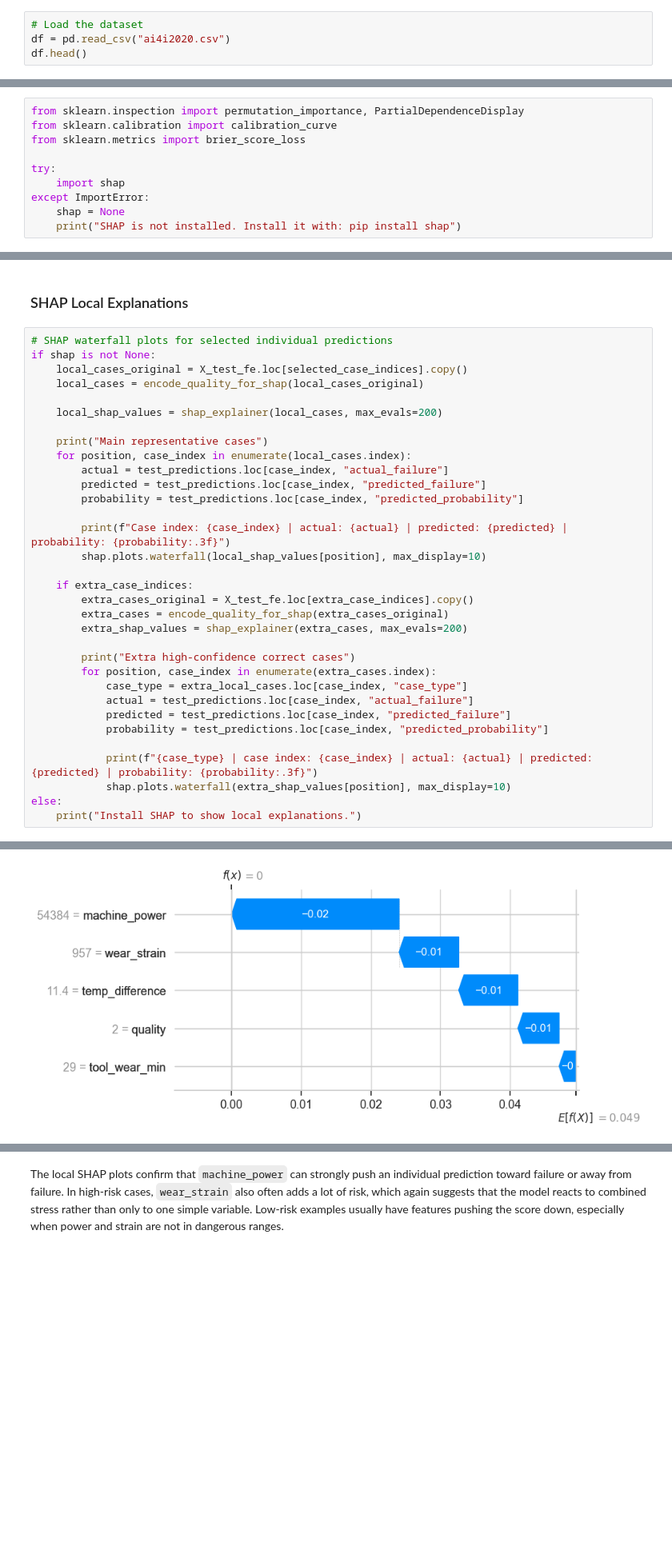
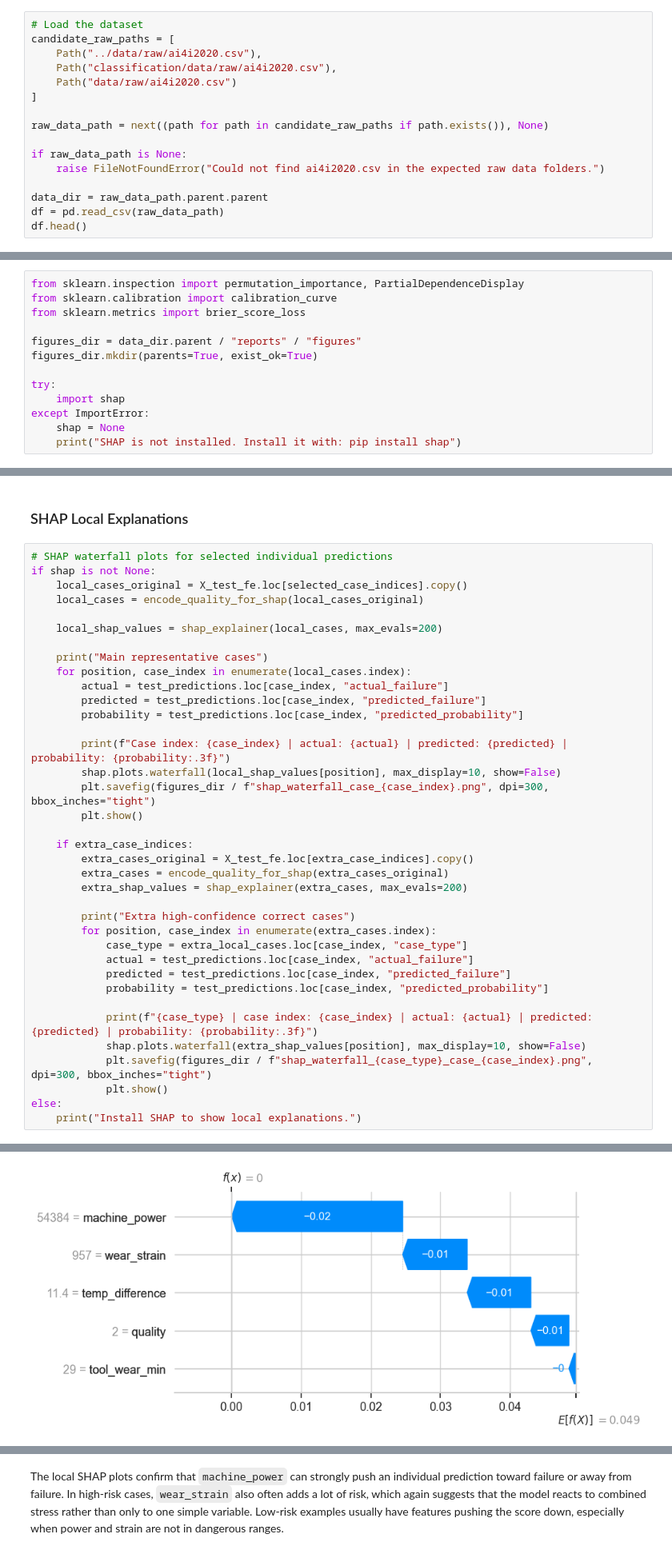
Before and after one commit to hjae-cmyk/XAI_Capstone_Hayeong_Pawel, a Jupyter notebook: classification/notebook/classification.ipynb, the cells around one changed output, grey strips where cells are left out. Shown at 80% size. Cells and saved outputs as stored; diff of their text form; blank space fills up the shorter version.

Commit message:
processed data, figures, readme, requirements

```diff
--- a/classification/notebook/classification.ipynb
+++ b/classification/notebook/classification.ipynb
@@ -55,7 +55,19 @@ pd.set_option("display.max_columns", None)
 Before the exploratory data analysis, we first check whether the dataset loads correctly, how many rows and columns it contains, what data types are stored in each column, and whether missing values or duplicates are present. At this stage, we only inspect the data and make the first necessary structural changes.
 # %%
 # Load the dataset
-df = pd.read_csv("ai4i2020.csv")
+candidate_raw_paths = [
+    Path("../data/raw/ai4i2020.csv"),
+    Path("classification/data/raw/ai4i2020.csv"),
+    Path("data/raw/ai4i2020.csv")
+]
+
+raw_data_path = next((path for path in candidate_raw_paths if path.exists()), None)
+
+if raw_data_path is None:
+    raise FileNotFoundError("Could not find ai4i2020.csv in the expected raw data folders.")
+
+data_dir = raw_data_path.parent.parent
+df = pd.read_csv(raw_data_path)
 df.head()
 # %% [output]
 |  | UDI | Product ID | Type | Air temperature [K] | Process temperature [K] | Rotational speed [rpm] | ... |
@@ -1168,6 +1203,9 @@ Global XAI methods explain how the final model behaves overall. In this part, we
 from sklearn.inspection import permutation_importance, PartialDependenceDisplay
 from sklearn.calibration import calibration_curve
 from sklearn.metrics import brier_score_loss
+
+figures_dir = data_dir.parent / "reports" / "figures"
+figures_dir.mkdir(parents=True, exist_ok=True)
 
 try:
     import shap
@@ -1481,7 +1525,9 @@ if shap is not None:
         probability = test_predictions.loc[case_index, "predicted_probability"]
 
         print(f"Case index: {case_index} | actual: {actual} | predicted: {predicted} | probability: {probability:.3f}")
-        shap.plots.waterfall(local_shap_values[position], max_display=10)
+        shap.plots.waterfall(local_shap_values[position], max_display=10, show=False)
+        plt.savefig(figures_dir / f"shap_waterfall_case_{case_index}.png", dpi=300, bbox_inches="tight")
+        plt.show()
 
     if extra_case_indices:
         extra_cases_original = X_test_fe.loc[extra_case_indices].copy()
@@ -1496,7 +1542,9 @@ if shap is not None:
             probability = test_predictions.loc[case_index, "predicted_probability"]
 
             print(f"{case_type} | case index: {case_index} | actual: {actual} | predicted: {predicted} | probability: {probability:.3f}")
-            shap.plots.waterfall(extra_shap_values[position], max_display=10)
+            shap.plots.waterfall(extra_shap_values[position], max_display=10, show=False)
+            plt.savefig(figures_dir / f"shap_waterfall_{case_type}_case_{case_index}.png", dpi=300, bbox_inches="tight")
+            plt.show()
 else:
     print("Install SHAP to show local explanations.")
 # %% [output]
@@ -1512,4 +1560,4 @@ Case index: 4833 | actual: 1 | predicted: 0 | probability: 0.004
 Extra high-confidence correct cases
 extra_very_low_risk_true_negative | case index: 1262 | actual: 0 | predicted: 0 | probability: 0.000
-[figure, old version]
+[figure, new version]
 extra_very_low_risk_true_negative | case index: 9672 | actual: 0 | predicted: 0 | probability: 0.000
```
Also changed, not shown: parts of 8 cells of this notebook, 17 other files.
